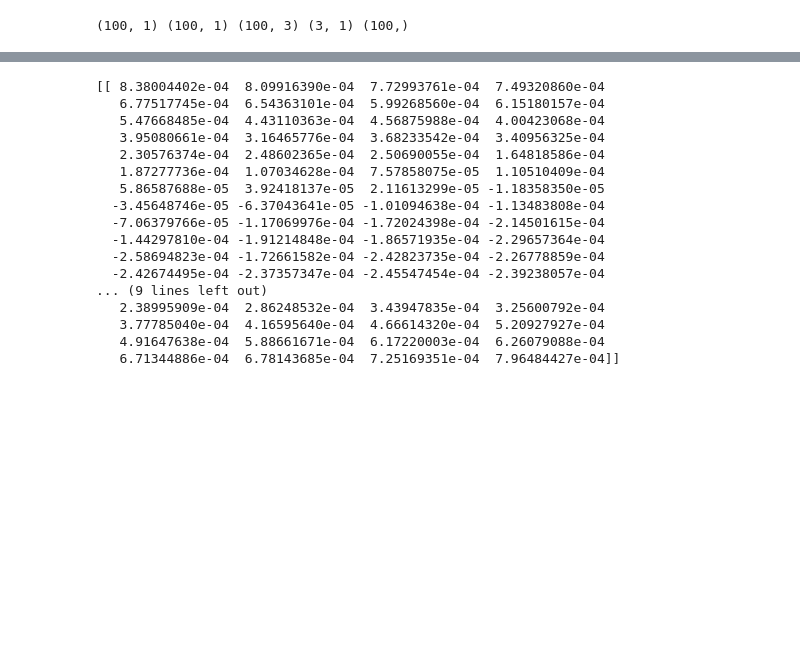
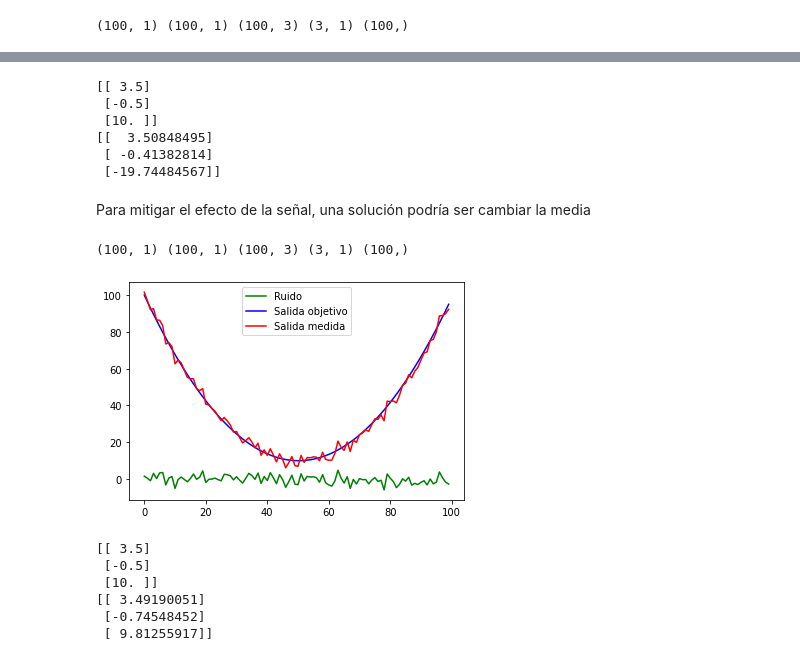
Before and after one commit to danpamplona/TareasMineria, a Jupyter notebook: Ejercicio1MineriaDatos.ipynb, the cells around one changed output, grey strips where cells are left out. Drawn from its saved outputs; the diff is of its cells as text; code cells hidden in the pictures; blank space fills up the shorter version.

```diff
--- a/Ejercicio1MineriaDatos.ipynb
+++ b/Ejercicio1MineriaDatos.ipynb
@@ -387,21 +387,49 @@ plt.show()
+# %%
+pseudo = np.linalg.pinv(Xm).dot(yn)
+print(w) #Teóricos
+print(pseudo) #Simulados, hay uno que prenta un resultado muy desfasado, dado que dentro de la simulación se tomó una media de -30. (Elevan el up-set)
+# %% [output]
+[[ 3.5]
+ [-0.5]
+ [10. ]]
+[[  3.50848495]
+ [ -0.41382814]
+ [-19.74484567]]
+# %% [markdown]
+Para mitigar el efecto de la señal, una solución podría ser cambiar la media
+# %%
+#Generación de datos
+N = 100 # numero de datos
+var = 5 # varianza del ruido
+mu = 0 #media del ruido
+w = np.array([3.5,-0.5,10]).reshape(-1,1) #cargas tipo vector columna
+eta = mu + np.sqrt(var)*np.random.randn(N)
+
+x = np.linspace(-5,5,N)
+Xm = np.c_[x[...,np.newaxis]**2,x.reshape(-1,1),np.ones((N,1))] #puede utilizar newaxis o reshape para formar columnas
+
+y = Xm.dot(w)
+yn = y + eta[...,np.newaxis]
+
+print(yn.shape,y.shape, Xm.shape, w.shape,eta.shape)
+# %% [output]
+(100, 1) (100, 1) (100, 3) (3, 1) (100,)
+# %%
+plt.plot(eta,label='Ruido',c='g')
+plt.plot(y,label='Salida objetivo',c='b')
+plt.plot(yn,label='Salida medida',c='r')
+plt.legend()
+plt.show()
+# %% [output]
+[figure, added]
 # %%
-pseudo = np.linalg.pinv(yn)
-print(pseudo)
+pseudo = np.linalg.pinv(Xm).dot(yn)
+print(w) #Teóricos
+print(pseudo) #Mejoran las estimaciones
 # %% [output]
-[[ 8.38004402e-04  8.09916390e-04  7.72993761e-04  7.49320860e-04
-   6.77517745e-04  6.54363101e-04  5.99268560e-04  6.15180157e-04
-   5.47668485e-04  4.43110363e-04  4.56875988e-04  4.00423068e-04
-   3.95080661e-04  3.16465776e-04  3.68233542e-04  3.40956325e-04
-   2.30576374e-04  2.48602365e-04  2.50690055e-04  1.64818586e-04
-   1.87277736e-04  1.07034628e-04  7.57858075e-05  1.10510409e-04
-   5.86587688e-05  3.92418137e-05  2.11613299e-05 -1.18358350e-05
-  -3.45648746e-05 -6.37043641e-05 -1.01094638e-04 -1.13483808e-04
-  -7.06379766e-05 -1.17069976e-04 -1.72024398e-04 -2.14501615e-04
-  -1.44297810e-04 -1.91214848e-04 -1.86571935e-04 -2.29657364e-04
-  -2.58694823e-04 -1.72661582e-04 -2.42823735e-04 -2.26778859e-04
-  -2.42674495e-04 -2.37357347e-04 -2.45547454e-04 -2.39238057e-04
-... (9 lines left out)
-   2.38995909e-04  2.86248532e-04  3.43947835e-04  3.25600792e-04
-   3.77785040e-04  4.16595640e-04  4.66614320e-04  5.20927927e-04
-   4.91647638e-04  5.88661671e-04  6.17220003e-04  6.26079088e-04
-   6.71344886e-04  6.78143685e-04  7.25169351e-04  7.96484427e-04]]
+[[ 3.5]
+ [-0.5]
+ [10. ]]
+[[ 3.49190051]
+ [-0.74548452]
+ [ 9.81255917]]
```
Also changed, not shown: parts of 5 cells of this notebook.
